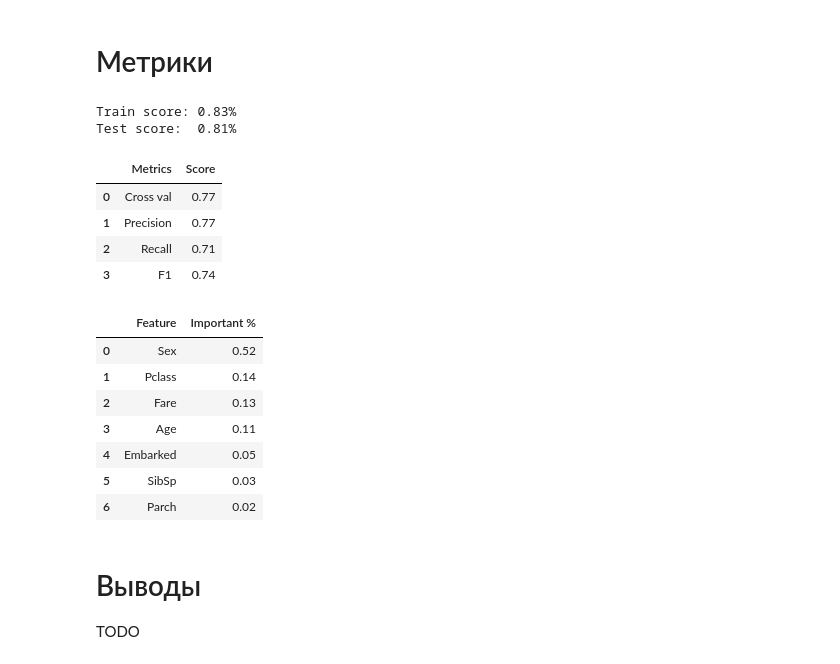
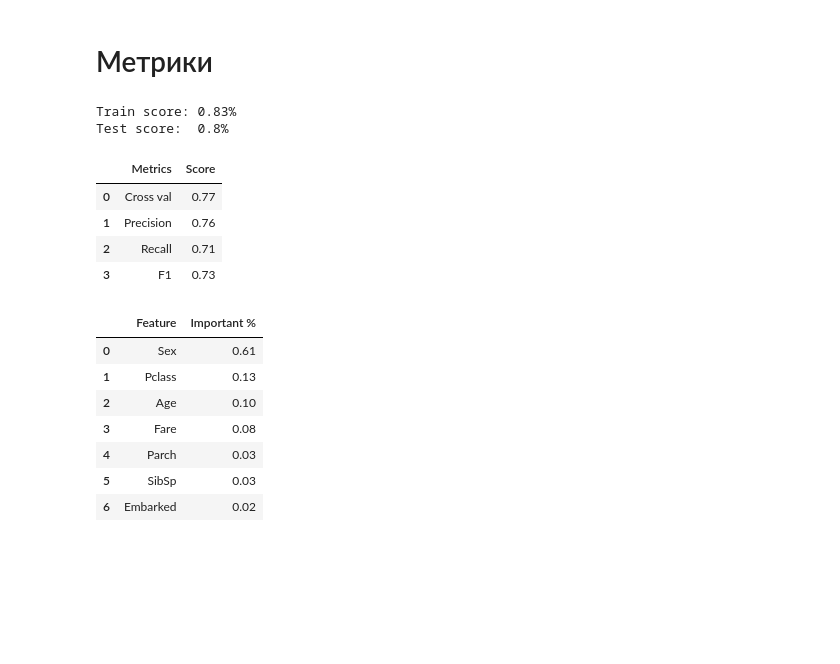
Before and after one commit to NeZorinEgor/MyML-Notes, a Jupyter notebook: FeatureEngineering/05_Data_Cleansing/titanic.ipynb, the cells around one changed output. Saved outputs shown, nothing was run; the diff lists cells and outputs as text; code cells hidden in the pictures; blank space fills up the shorter version.

```diff
--- a/FeatureEngineering/05_Data_Cleansing/titanic.ipynb
+++ b/FeatureEngineering/05_Data_Cleansing/titanic.ipynb
@@ -158,44 +244,42 @@ Best params: {'criterion': 'gini', 'max_depth': 10, 'min_samples_leaf': 5, 'min_
 # %% [markdown]
 # Метрики
 # %%
-best_rf_clf = make_pipeline(
-    StandardScaler(),
-    RandomForestClassifier(
+best_rf_clf = RandomForestClassifier(
         n_estimators=150,
-        criterion="entropy",
+        criterion="gini",
         max_depth=10,
         min_samples_split=50,
         min_samples_leaf=5
         )
-)
 best_rf_clf.fit(X_train, y_train)
 y_pred = best_rf_clf.predict(X_test)
 print(f"Train score: {round(best_rf_clf.score(X_train, y_train), 2)}%")
 print(f"Test score:  {round(best_rf_clf.score(X_test, y_test), 2)}%")
 # %% [output]
 Train score: 0.83%
-Test score:  0.81%
+Test score:  0.8%
 # %%
 cross_val = cross_val_score(best_rf_clf, X_test, y_test, cv=5).mean()
 precision = precision_score(y_test, y_pred)
 recall = recall_score(y_test, y_pred)
 f1 = f1_score(y_test, y_pred)
-metric_df = pd.DataFrame({
+clean_metric_df = pd.DataFrame({
     "Cross val": [round(cross_val, 2)],
     "Precision": [round(precision, 2)],
     "Recall": [round(recall, 2)],
     "F1": [round(f1, 2)],
 }).T
-metric_df.reset_index(inplace=True)
-metric_df.columns = ["Metrics", "Score"]
-metric_df.head()
+clean_metric_df.reset_index(inplace=True)
+clean_metric_df.columns = ["Metrics", "Score"]
+clean_metric_df.head()
 # %% [output]
 |  | Metrics | Score |
 | 0 | Cross val | 0.77 |
-| 1 | Precision | 0.77 |
+| 1 | Precision | 0.76 |
 | 2 | Recall | 0.71 |
-| 3 | F1 | 0.74 |
+| 3 | F1 | 0.73 |
 # %%
+# Рандомный лес тяжелее интерпретировать, чем одно дерево, но из него можно хотя бы вытащить важность фич
 feature_important = pd.DataFrame({"Feature": best_rf_clf.feature_importances_}, index=list(X)).T
 feature_important["Sex"] = feature_important["Sex_male"] + feature_important["Sex_female"]
 feature_important["Embarked"] = feature_important["Embarked_C"] + feature_important["Embarked_Q"] + feature_important["Embarked_S"]
@@ -206,13 +290,10 @@ feature_important.columns = ["Feature", "Important %"]
 feature_important.head(10).round(2)
 # %% [output]
 |  | Feature | Important % |
-| 0 | Sex | 0.52 |
-| 1 | Pclass | 0.14 |
-| 2 | Fare | 0.13 |
-| 3 | Age | 0.11 |
-| 4 | Embarked | 0.05 |
+| 0 | Sex | 0.61 |
+| 1 | Pclass | 0.13 |
+| 2 | Age | 0.10 |
+| 3 | Fare | 0.08 |
+| 4 | Parch | 0.03 |
 | 5 | SibSp | 0.03 |
-| 6 | Parch | 0.02 |
+| 6 | Embarked | 0.02 |
-# %% [markdown]
-# Выводы
-TODO
```
Also changed, not shown: parts of 15 cells of this notebook.
